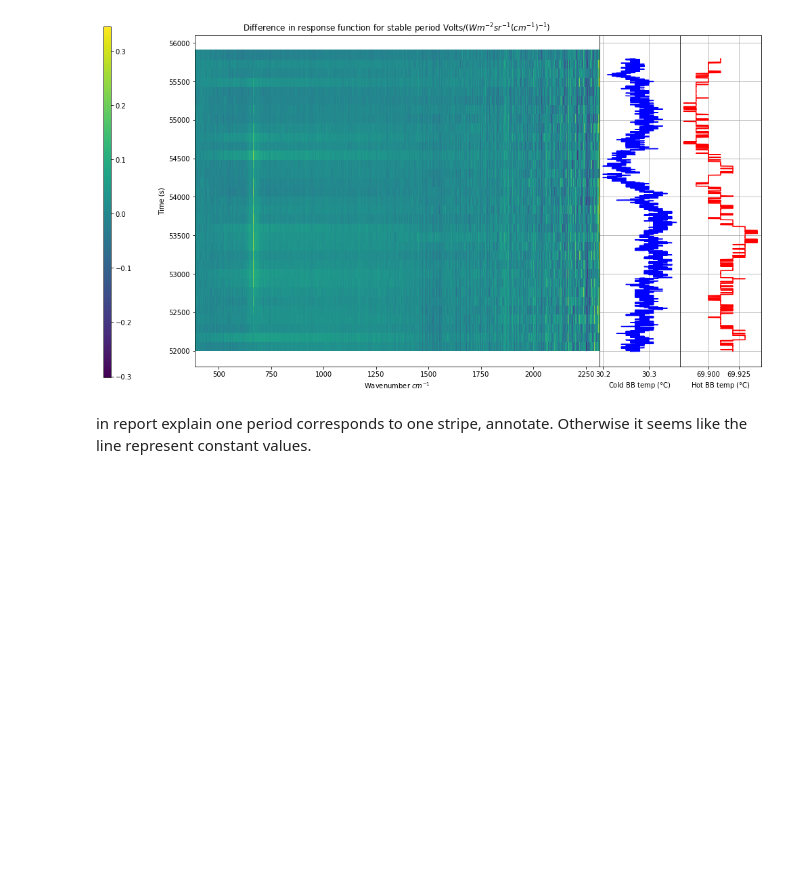
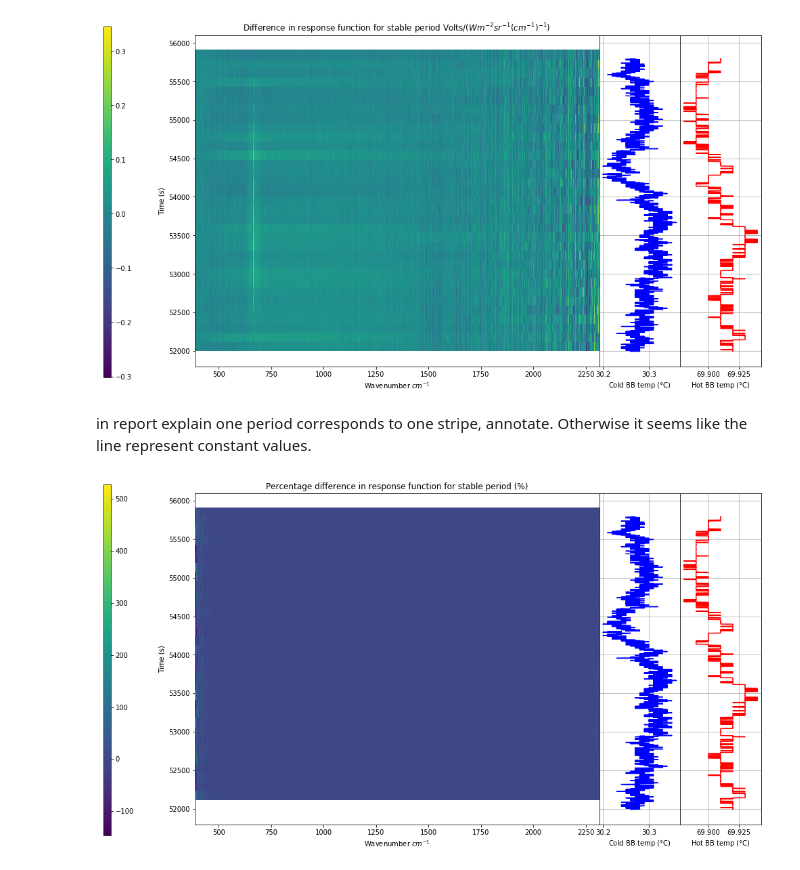
Before and after one commit to micolbedarida/MSci_Project, a Jupyter notebook: data_analysis_after_realignment.ipynb, the cells around one changed output. Drawn from its saved outputs; the diff is of its cells as text; code cells hidden in the pictures; blank space fills up the shorter version.

```diff
--- a/data_analysis_after_realignment.ipynb
+++ b/data_analysis_after_realignment.ipynb
@@ -569,3 +569,45 @@ plt.show()
 [figure]
 # %% [markdown]
 in report explain one period corresponds to one stripe, annotate. Otherwise it seems like the line represent constant values.
+# %%
+percentage_diff_stable_resp_functions = []
+for i in np.arange(1, len(all_stable_resp_functions)):
+    percentage_diff_stable_resp_functions.append((all_stable_resp_functions[i] - all_stable_resp_functions[-1])/all_stable_resp_functions[-1]*100)
+# %%
+grid = plt.GridSpec(1, 7, wspace=0)
+
+fig = plt.figure(figsize=(15,9))
+
+ax1 = fig.add_subplot(grid[0,:5])
+p = ax1.pcolor(wavenums, cut_times[1:], percentage_diff_stable_resp_functions)
+plt.title('Percentage difference in response function for stable period (%)')
+plt.xlabel('Wavenumber $cm^{-1}$')
+plt.ylabel('Time (s)')
+cbaxes = fig.add_axes([0, 0.1, 0.01, .8])
+cb = fig.colorbar(p, cax = cbaxes)
+
+ax2 = fig.add_subplot(grid[0,5:6], sharey = ax1)
+ax2.plot(log_file['cbb_temp'][4900:6800], log_file['Time'][4900:6800], 'b')
+plt.grid()
+plt.xlabel('Cold BB temp ($\degree$C)')
+plt.tick_params(
+    axis='y',
+    which='both',
+    left=False,
+    right=False,
+    labelleft=False)
+
+ax3 = fig.add_subplot(grid[0,6:7], sharey = ax1)
+ax3.plot(log_file['hbb_temp'][4900:6800], log_file['Time'][4900:6800], 'r')
+plt.grid()
+plt.xlabel('Hot BB temp ($\degree$C)')
+plt.tick_params(
+    axis='y',
+    which='both',
+    left=False,
+    right=False,
+    labelleft=False)
+
+plt.show()
+# %% [output]
+[figure, added]
```
Also changed, not shown: parts of 4 cells of this notebook, 2 other files.
